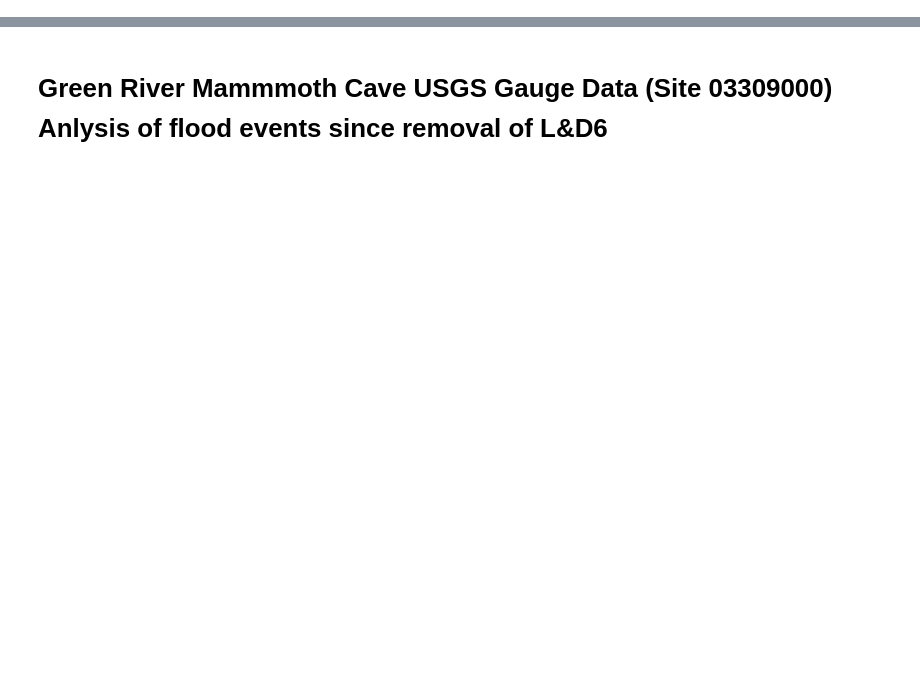
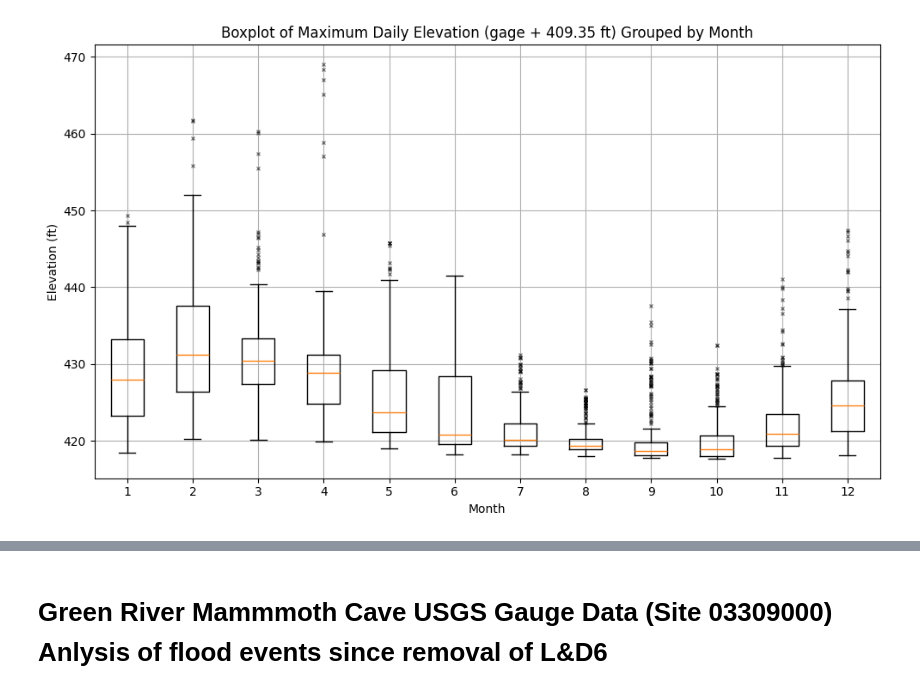
Before and after one commit to Raybies/GreenRiverFerryRiver, a Jupyter notebook: 01_Scripts/GRF.ipynb, the cells around one changed output, grey strips where cells are left out. Cells and saved outputs as stored; diff of their text form; code cells hidden in the pictures; blank space fills up the shorter version.

```diff
--- a/01_Scripts/GRF.ipynb
+++ b/01_Scripts/GRF.ipynb
@@ -0,0 +98,14 @@
+# %%
+from io import StringIO
+
+# Parse the response content and convert it into a DataFrame
+
+# Decode the response content
+content = response.content.decode('utf-8')
+
+# Skip comment lines (lines starting with '#') and create a DataFrame
+data_lines = "\n".join([line for line in content.splitlines() if not line.startswith('#')])
+df = pd.read_csv(StringIO(data_lines), sep='\t')
+
+# Display the first few rows of the DataFrame
+print(df.head())
@@ -0,0 +142,5 @@
+# %%
+# Add 'height' column: gage + offset (use offset_ft defined in later cells)
+offset_ft = 409.35
+df2['height'] = pd.to_numeric(df2['gage'], errors='coerce') + offset_ft
+df2.head()
@@ -0,0 +154,42 @@
+# %%
+# Ensure the 'gage' column in df is numeric
+df['gage'] = pd.to_numeric(df['gage'], errors='coerce')
+
+# Ensure the 'gage' column in df2 is numeric
+df2['gage'] = pd.to_numeric(df2['gage'], errors='coerce')
+
+# Create a DataFrame of the maximum gauge value for each day
+daily_max_df = df.groupby(df['datetime'].dt.date)['gage'].max().reset_index()
+daily_max_df.columns = ['date', 'max_daily_gage']
+
+# Add a month column to the daily_max_df
+daily_max_df['month'] = pd.to_datetime(daily_max_df['date']).dt.month
+
+# Apply vertical offset in feet (convert gage to elevation):
+offset_ft = 409.35
+daily_max_df['max_daily_elev_ft'] = daily_max_df['max_daily_gage'] + offset_ft
+
+# Group the maximum daily elevation by month
+grouped_daily_max = daily_max_df.groupby('month')['max_daily_elev_ft']
+
+# Create a boxplot of the maximum daily elevations grouped by month
+plt.figure(figsize=(10, 6))
+plt.boxplot(
+    [group for _, group in grouped_daily_max],
+    labels=grouped_daily_max.groups.keys(),
+    flierprops={
+        'marker': 'x',  # Outlier marker symbol
+        'markerfacecolor': 'red',  # Outlier marker color
+        'markeredgecolor': 'black',  # Outlier marker edge color
+        'markersize': 3,  # Outlier marker size
+        'alpha': 0.5  # Outlier opacity
+    }
+)
+plt.title('Boxplot of Maximum Daily Elevation (gage + 409.35 ft) Grouped by Month')
+plt.xlabel('Month')
+plt.ylabel('Elevation (ft)')
+plt.grid(True)
+plt.tight_layout()
+plt.show()
+# %% [output]
+[figure, added]
```
Also changed, not shown: parts of 22 cells of this notebook, 1 other file.
